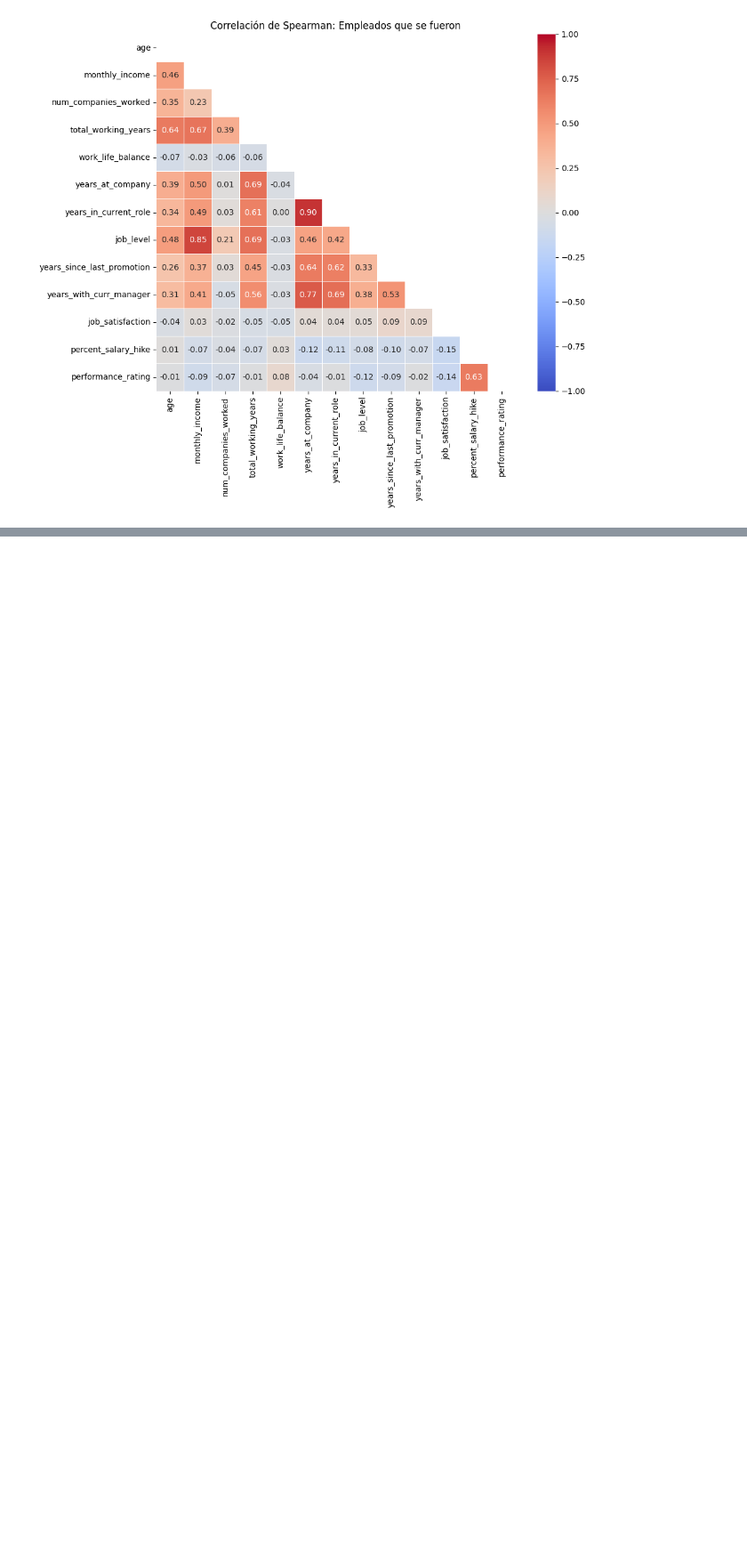
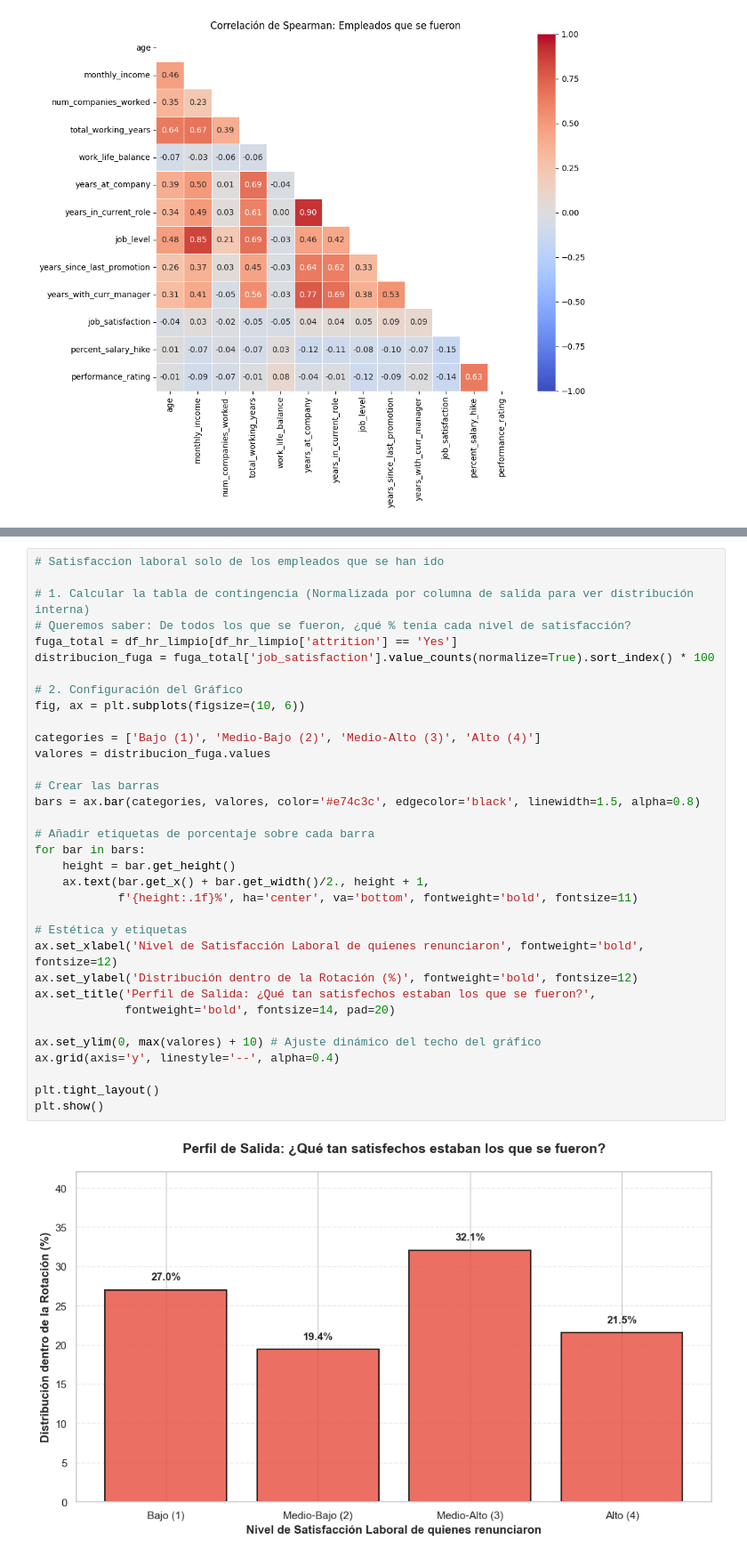
Before and after one commit to Eleonora1989/project-da-promo-63-modulo-3-team-3, a Jupyter notebook: fases/fase_3_visualizacion.ipynb, the cells around one changed output, grey strips where cells are left out. Shown at 89% size. Cells and saved outputs as stored; diff of their text form; blank space fills up the shorter version.

```diff
--- a/fases/fase_3_visualizacion.ipynb
+++ b/fases/fase_3_visualizacion.ipynb
@@ -337,0 +428,36 @@ plt.show();
+# %%
+# Satisfaccion laboral solo de los empleados que se han ido
+
+# 1. Calcular la tabla de contingencia (Normalizada por columna de salida para ver distribución interna)
+# Queremos saber: De todos los que se fueron, ¿qué % tenía cada nivel de satisfacción?
+fuga_total = df_hr_limpio[df_hr_limpio['attrition'] == 'Yes']
+distribucion_fuga = fuga_total['job_satisfaction'].value_counts(normalize=True).sort_index() * 100
+
+# 2. Configuración del Gráfico
+fig, ax = plt.subplots(figsize=(10, 6))
+
+categories = ['Bajo (1)', 'Medio-Bajo (2)', 'Medio-Alto (3)', 'Alto (4)']
+valores = distribucion_fuga.values
+
+# Crear las barras
+bars = ax.bar(categories, valores, color='#e74c3c', edgecolor='black', linewidth=1.5, alpha=0.8)
+
+# Añadir etiquetas de porcentaje sobre cada barra
+for bar in bars:
+    height = bar.get_height()
+    ax.text(bar.get_x() + bar.get_width()/2., height + 1,
+            f'{height:.1f}%', ha='center', va='bottom', fontweight='bold', fontsize=11)
+
+# Estética y etiquetas
+ax.set_xlabel('Nivel de Satisfacción Laboral de quienes renunciaron', fontweight='bold', fontsize=12)
+ax.set_ylabel('Distribución dentro de la Rotación (%)', fontweight='bold', fontsize=12)
+ax.set_title('Perfil de Salida: ¿Qué tan satisfechos estaban los que se fueron?',
+             fontweight='bold', fontsize=14, pad=20)
+
+ax.set_ylim(0, max(valores) + 10) # Ajuste dinámico del techo del gráfico
+ax.grid(axis='y', linestyle='--', alpha=0.4)
+
+plt.tight_layout()
+plt.show()
+# %% [output]
+[figure, added]
```
Also changed, not shown: parts of 4 cells of this notebook.
